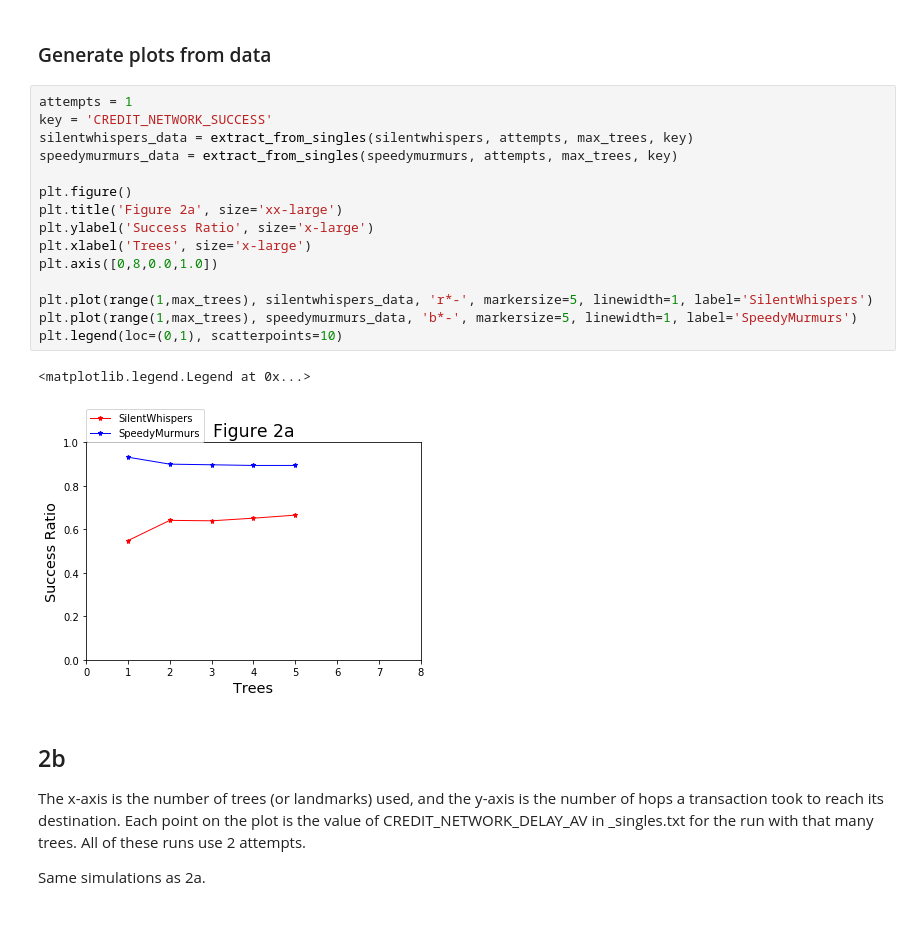
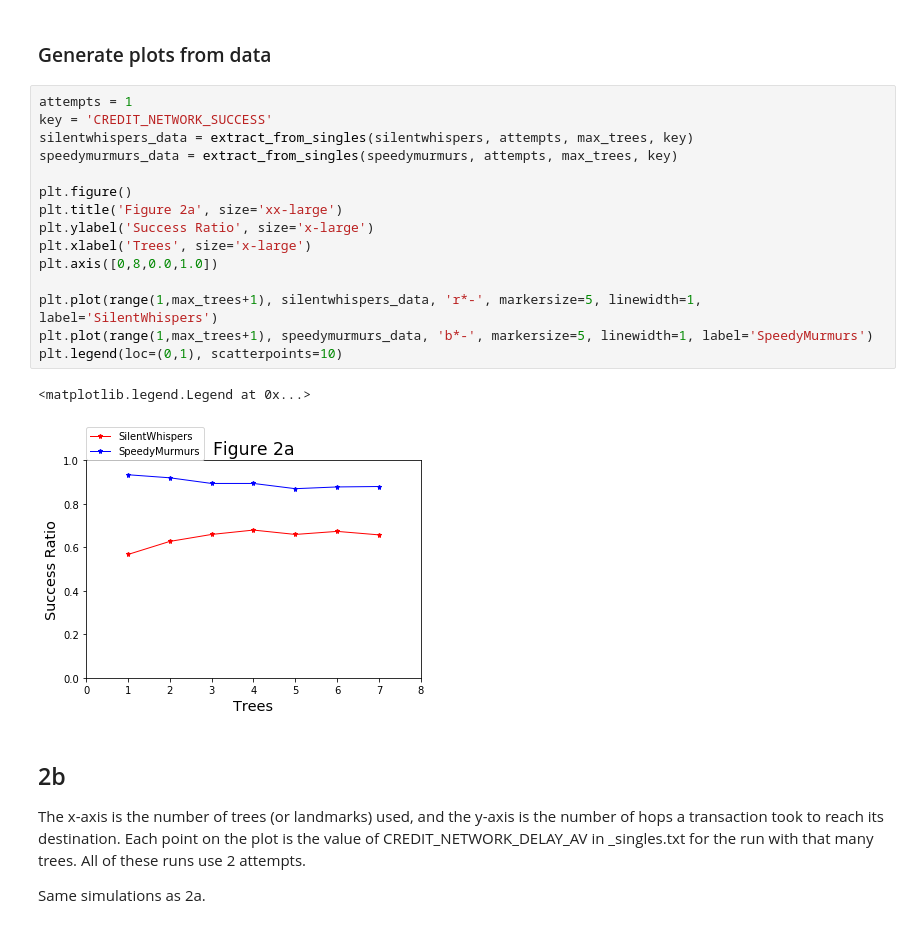
Before and after one commit to iowaguy/pcn-simulator, a Jupyter notebook: speedy-murmurs-simulator/Payment-Channel-Network-Simulations.ipynb, the cells around one changed output. Cells and saved outputs as stored; diff of their text form.

```diff
--- a/speedy-murmurs-simulator/Payment-Channel-Network-Simulations.ipynb
+++ b/speedy-murmurs-simulator/Payment-Channel-Network-Simulations.ipynb
@@ -151,21 +151,21 @@ for tree in range(1, max_trees+1):
 # %%
 attempts = 1
 key = 'CREDIT_NETWORK_SUCCESS'
 silentwhispers_data = extract_from_singles(silentwhispers, attempts, max_trees, key)
 speedymurmurs_data = extract_from_singles(speedymurmurs, attempts, max_trees, key)
 
 plt.figure()
 plt.title('Figure 2a', size='xx-large')
 plt.ylabel('Success Ratio', size='x-large')
 plt.xlabel('Trees', size='x-large')
 plt.axis([0,8,0.0,1.0])
 
-plt.plot(range(1,max_trees), silentwhispers_data, 'r*-', markersize=5, linewidth=1, label='SilentWhispers')
-plt.plot(range(1,max_trees), speedymurmurs_data, 'b*-', markersize=5, linewidth=1, label='SpeedyMurmurs')
+plt.plot(range(1,max_trees+1), silentwhispers_data, 'r*-', markersize=5, linewidth=1, label='SilentWhispers')
+plt.plot(range(1,max_trees+1), speedymurmurs_data, 'b*-', markersize=5, linewidth=1, label='SpeedyMurmurs')
 plt.legend(loc=(0,1), scatterpoints=10)
 # %% [output]
 <matplotlib.legend.Legend at 0x...>
-[figure, old version]
+[figure, new version]
 # %% [markdown]
 ## 2b
 The x-axis is the number of trees (or landmarks) used, and the y-axis is the number of hops a transaction took to reach its destination. Each point on the plot is the value of CREDIT_NETWORK_DELAY_AV in _singles.txt for the run with that many trees. All of these runs use 2 attempts.
```
Also changed, not shown: parts of 3 cells of this notebook, 2 other files.
